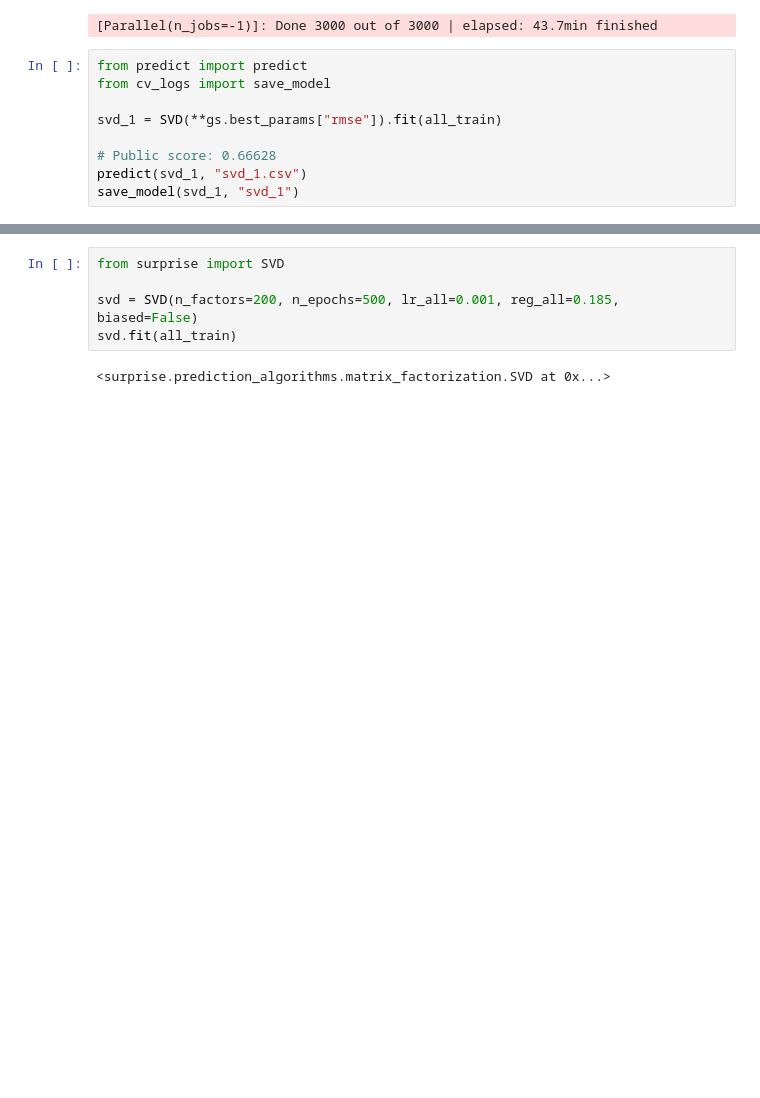
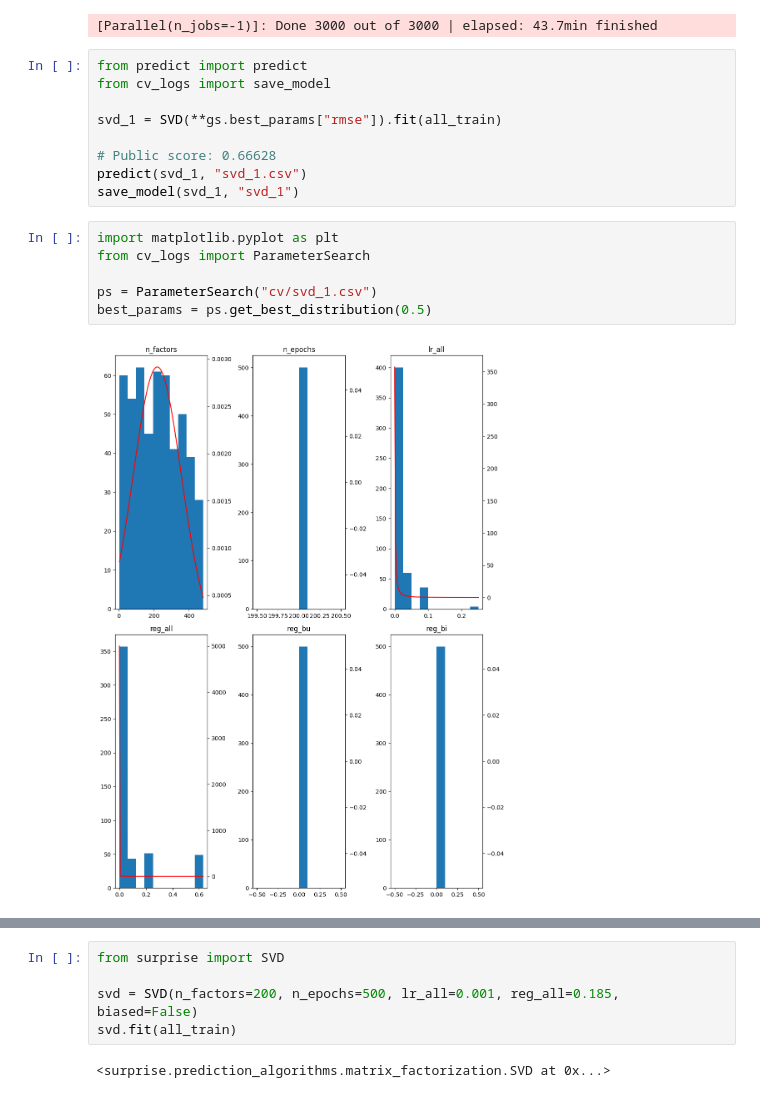
Before and after one commit to BorisLeung/stat3009, a Jupyter notebook: project/svd.ipynb, the cells around one changed output, grey strips where cells are left out. Drawn from its saved outputs; the diff is of its cells as text; blank space fills up the shorter version.

```diff
--- a/project/svd.ipynb
+++ b/project/svd.ipynb
@@ -66,3 +66,11 @@ svd_1 = SVD(**gs.best_params["rmse"]).fit(all_train)
 # Public score: 0.66628
 predict(svd_1, "svd_1.csv")
 save_model(svd_1, "svd_1")
+# %%
+import matplotlib.pyplot as plt
+from cv_logs import ParameterSearch
+
+ps = ParameterSearch("cv/svd_1.csv")
+best_params = ps.get_best_distribution(0.5)
+# %% [output]
+[figure, added]
```
Also changed, not shown: parts of 4 cells of this notebook, 18 other files.
